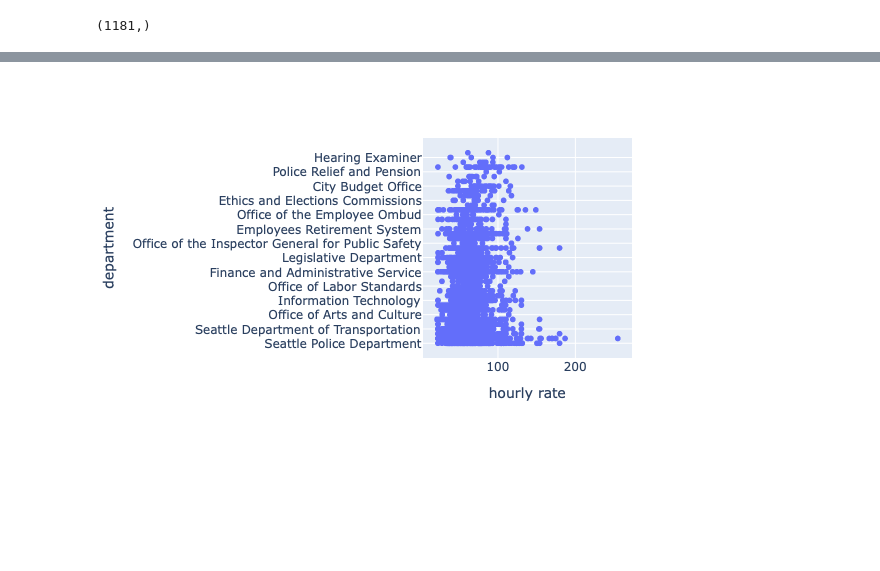
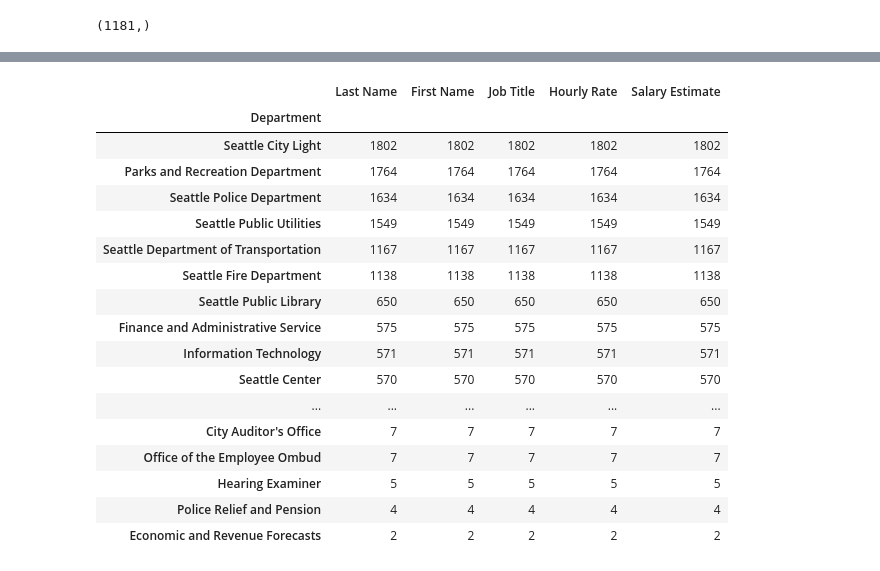
Before and after one commit to areeyat/seattle-wages, a Jupyter notebook: wage-analysis.ipynb, the cells around one changed output, grey strips where cells are left out. Saved outputs shown, nothing was run; the diff lists cells and outputs as text; code cells hidden in the pictures; blank space fills up the shorter version.

```diff
--- a/wage-analysis.ipynb
+++ b/wage-analysis.ipynb
@@ -140,5 +126 @@ px.violin(wages, y="salary estimate")
-# %%
-px.scatter(wages, x='hourly rate',y='department')
-# %% [output]
-[figure, removed]
 # %%
@@ -146,2 +128,23 @@ over200k = wages[wages['salary estimate'] > 200000]
 # %%
 #px.scatter(wages, x='hourly rate',y='department', color='department')
+# %%
+wages.groupby('Department').count().sort_values('Last Name', ascending=False)
+# %% [output]
+|  | Last Name | First Name | Job Title | Hourly Rate | Salary Estimate |
+| Department |  |  |  |  |  |
+| Seattle City Light | 1802 | 1802 | 1802 | 1802 | 1802 |
+| Parks and Recreation Department | 1764 | 1764 | 1764 | 1764 | 1764 |
+| Seattle Police Department | 1634 | 1634 | 1634 | 1634 | 1634 |
+| Seattle Public Utilities | 1549 | 1549 | 1549 | 1549 | 1549 |
+| Seattle Department of Transportation | 1167 | 1167 | 1167 | 1167 | 1167 |
+| Seattle Fire Department | 1138 | 1138 | 1138 | 1138 | 1138 |
+| Seattle Public Library | 650 | 650 | 650 | 650 | 650 |
+| Finance and Administrative Service | 575 | 575 | 575 | 575 | 575 |
+| Information Technology | 571 | 571 | 571 | 571 | 571 |
+| Seattle Center | 570 | 570 | 570 | 570 | 570 |
+| ... | ... | ... | ... | ... | ... |
+| City Auditor's Office | 7 | 7 | 7 | 7 | 7 |
+| Office of the Employee Ombud | 7 | 7 | 7 | 7 | 7 |
+| Hearing Examiner | 5 | 5 | 5 | 5 | 5 |
+| Police Relief and Pension | 4 | 4 | 4 | 4 | 4 |
+| Economic and Revenue Forecasts | 2 | 2 | 2 | 2 | 2 |
```
Also changed, not shown: parts of 40 cells of this notebook, 3 other files.
